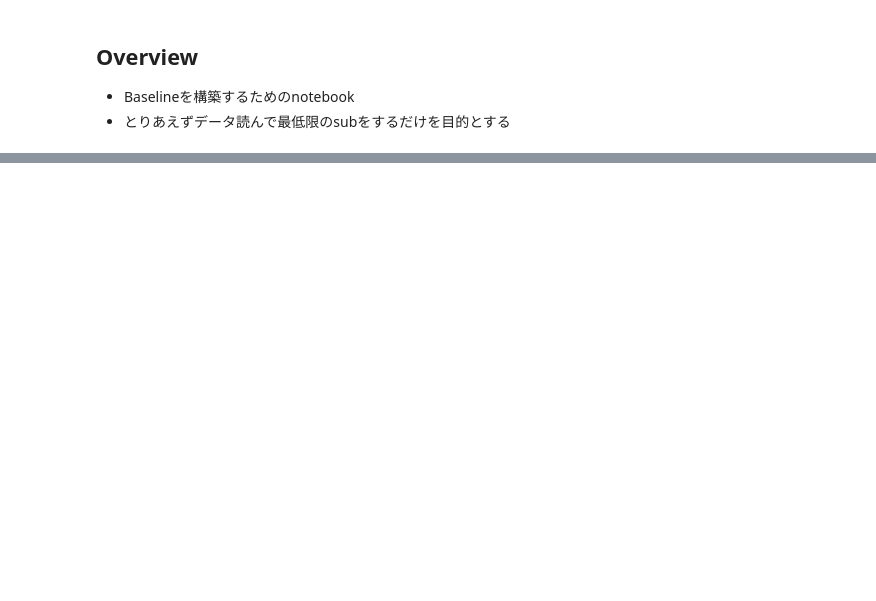
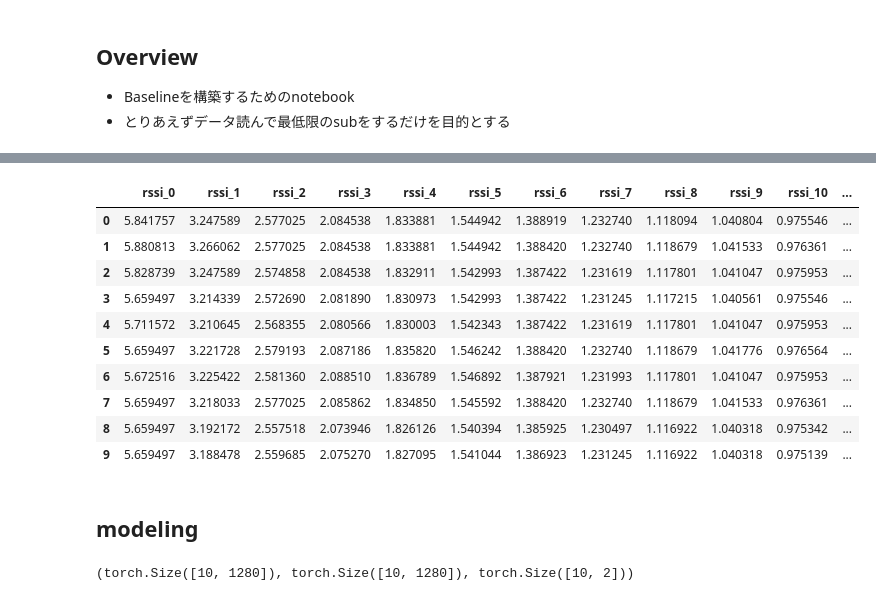
Before and after one commit to mixidota2/kaggle-indoor, a Jupyter notebook: notebook/Indoor_001_baseline.ipynb, the cells around one changed output, grey strips where cells are left out. Drawn from its saved outputs; the diff is of its cells as text; code cells hidden in the pictures; blank space fills up the shorter version.

```diff
--- a/notebook/Indoor_001_baseline.ipynb
+++ b/notebook/Indoor_001_baseline.ipynb
@@ -98,0 +241,17 @@ data.head()
+# %%
+tmp = data.loc[:,RSSI_FEATS]
+tmp.head(10)
+# %% [output]
+|  | rssi_0 | rssi_1 | rssi_2 | rssi_3 | rssi_4 | rssi_5 | rssi_6 | rssi_7 | rssi_8 | rssi_9 | rssi_10 | ... |
+| 0 | 5.841757 | 3.247589 | 2.577025 | 2.084538 | 1.833881 | 1.544942 | 1.388919 | 1.232740 | 1.118094 | 1.040804 | 0.975546 | ... |
+| 1 | 5.880813 | 3.266062 | 2.577025 | 2.084538 | 1.833881 | 1.544942 | 1.388420 | 1.232740 | 1.118679 | 1.041533 | 0.976361 | ... |
+| 2 | 5.828739 | 3.247589 | 2.574858 | 2.084538 | 1.832911 | 1.542993 | 1.387422 | 1.231619 | 1.117801 | 1.041047 | 0.975953 | ... |
+| 3 | 5.659497 | 3.214339 | 2.572690 | 2.081890 | 1.830973 | 1.542993 | 1.387422 | 1.231245 | 1.117215 | 1.040561 | 0.975546 | ... |
+| 4 | 5.711572 | 3.210645 | 2.568355 | 2.080566 | 1.830003 | 1.542343 | 1.387422 | 1.231619 | 1.117801 | 1.041047 | 0.975953 | ... |
+| 5 | 5.659497 | 3.221728 | 2.579193 | 2.087186 | 1.835820 | 1.546242 | 1.388420 | 1.232740 | 1.118679 | 1.041776 | 0.976564 | ... |
+| 6 | 5.672516 | 3.225422 | 2.581360 | 2.088510 | 1.836789 | 1.546892 | 1.387921 | 1.231993 | 1.117801 | 1.041047 | 0.975953 | ... |
+| 7 | 5.659497 | 3.218033 | 2.577025 | 2.085862 | 1.834850 | 1.545592 | 1.388420 | 1.232740 | 1.118679 | 1.041533 | 0.976361 | ... |
+| 8 | 5.659497 | 3.192172 | 2.557518 | 2.073946 | 1.826126 | 1.540394 | 1.385925 | 1.230497 | 1.116922 | 1.040318 | 0.975342 | ... |
+| 9 | 5.659497 | 3.188478 | 2.559685 | 2.075270 | 1.827095 | 1.541044 | 1.386923 | 1.231245 | 1.116922 | 1.040318 | 0.975139 | ... |
+# %% [markdown]
+## modeling
@@ -98,0 +351,4 @@ data.head()
+# %%
+_res.size(), _res2.size(), _res3.size()
+# %% [output]
+(torch.Size([10, 1280]), torch.Size([10, 1280]), torch.Size([10, 2]))
```
Also changed, not shown: parts of 30 cells of this notebook.
